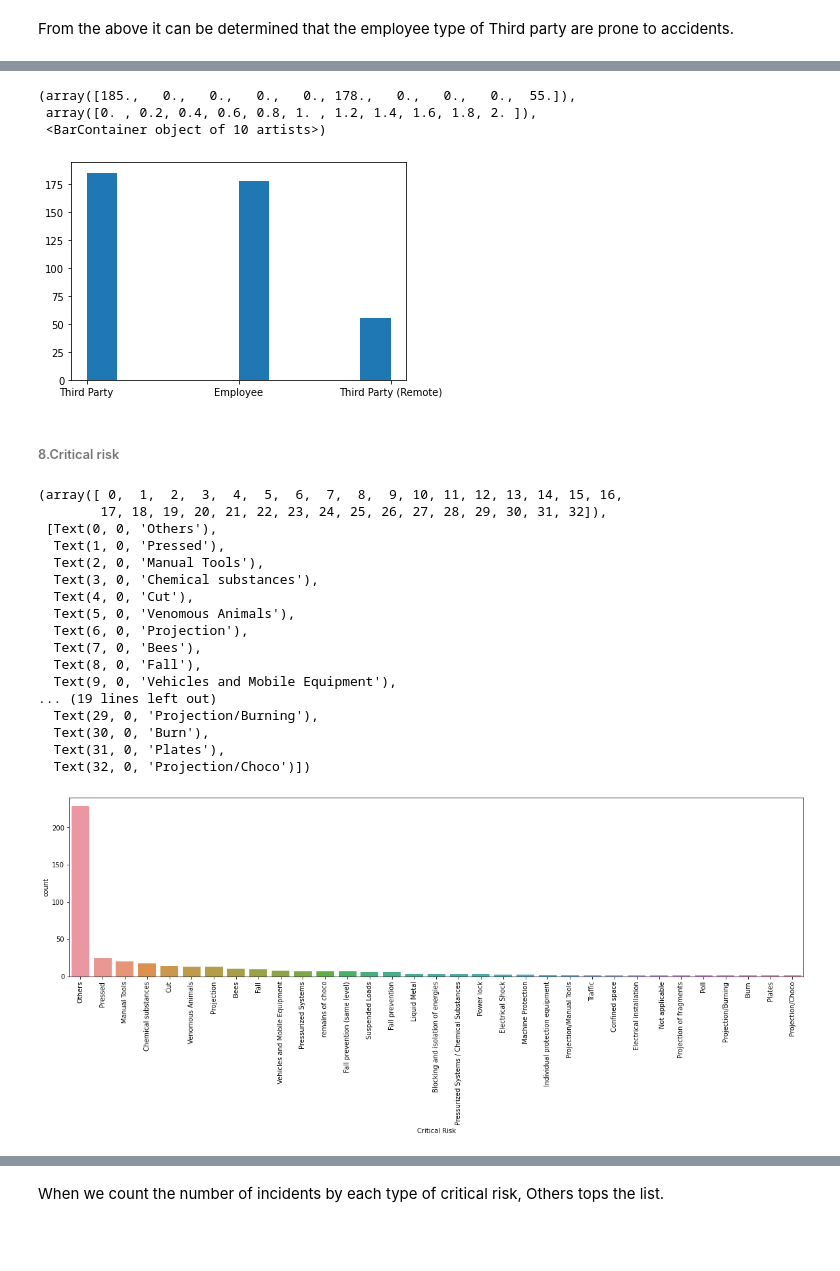
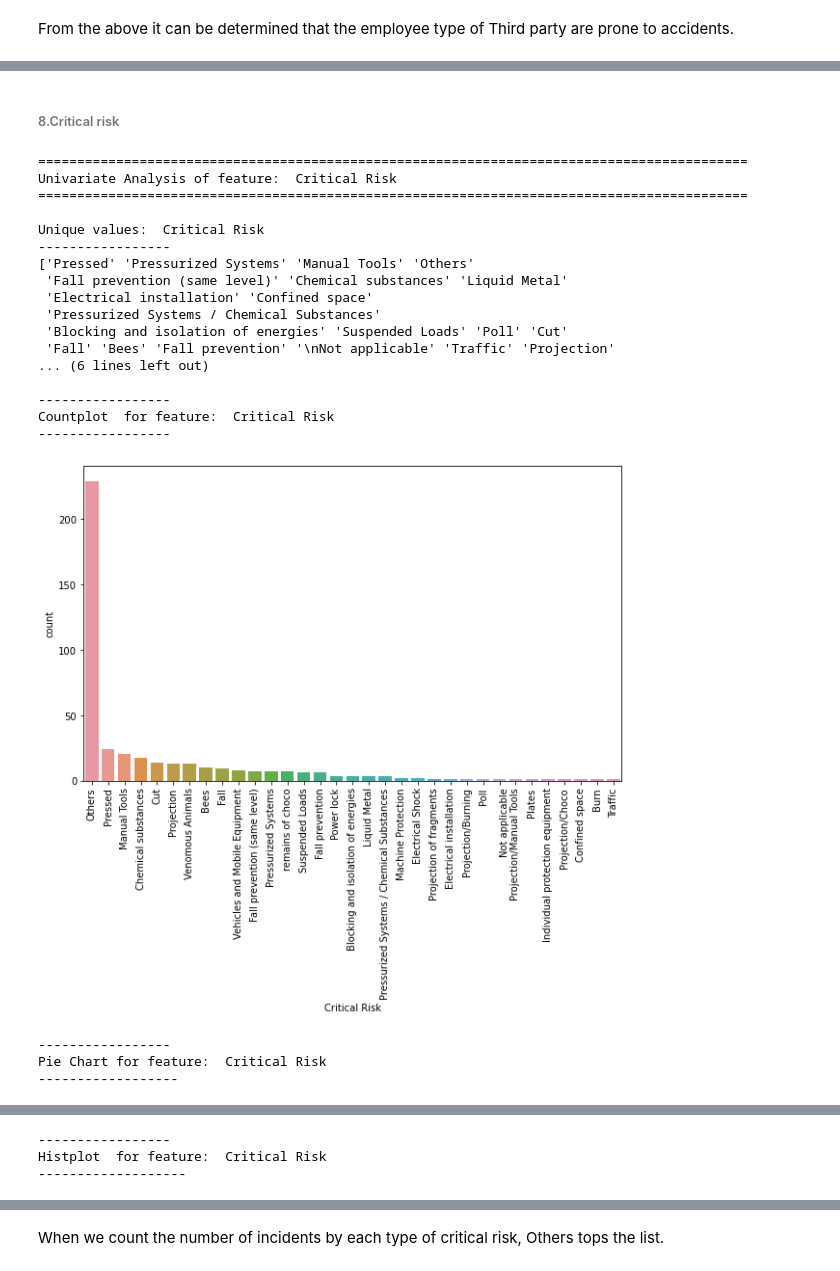
Before and after one commit to nlpchatbotsafex/safex_nlpchatbot, a Jupyter notebook: SafeX.pybot_AIMLCapstoneNLP_IndustricalSafety_EDA.ipynb, the cells around one changed output, grey strips where cells are left out. Saved outputs shown, nothing was run; the diff lists cells and outputs as text; code cells hidden in the pictures; blank space fills up the shorter version.

```diff
--- a/SafeX.pybot_AIMLCapstoneNLP_IndustricalSafety_EDA.ipynb
+++ b/SafeX.pybot_AIMLCapstoneNLP_IndustricalSafety_EDA.ipynb
@@ -125,10 +128,10 @@ Unique values for Accident Level is
 # %%
 replace_val = {'Local_01': 1, 'Local_02': 2, 'Local_03': 3, 'Local_04': 4, 'Local_05': 5, 'Local_06': 6, 'Local_07': 7, 'Local_08': 8, 'Local_09': 9, 'Local_10': 10, 'Local_11': 11, 'Local_12': 12}
 data['Local'] = data['Local'].map(replace_val)
-replace_val = {'I': 0, 'II': 1, 'III': 2, 'IV': 3, 'V': 4}
-data['Accident Level'] = data['Accident Level'].map(replace_val)
-replace_val = {'I': 0, 'II': 1, 'III': 2, 'IV': 3, 'V': 4, 'VI': 5}
-data['Potential Accident Level'] = data['Potential Accident Level'].map(replace_val)
+# replace_val = {'I': 1, 'II': 2, 'III': 3, 'IV': 4, 'V': 5}
+# data['Accident Level'] = data['Accident Level'].map(replace_val)
+# replace_val = {'I': 0, 'II': 1, 'III': 2, 'IV': 3, 'V': 4, 'VI': 5}
+# data['Potential Accident Level'] = data['Potential Accident Level'].map(replace_val)
 del replace_val
 # %%
 data.head(5)
@@ -408,35 +516,32 @@ plt.scatter(data.index,data['Natureofemployee'])
-# %%
-#Histogram
-plt.hist(data['Natureofemployee'])
-# %% [output]
-(array([185.,   0.,   0.,   0.,   0., 178.,   0.,   0.,   0.,  55.]),
- array([0. , 0.2, 0.4, 0.6, 0.8, 1. , 1.2, 1.4, 1.6, 1.8, 2. ]),
- <BarContainer object of 10 artists>)
-[figure, removed]
 # %% [markdown]
 ###### 8.Critical risk
 # %%
 #Count plot
-plt.figure(figsize=(20,5))
-descending_order = data['Critical Risk'].value_counts().sort_values(ascending=False).index
-sns.countplot(x=data['Critical Risk'],order=descending_order);
-plt.xticks(rotation = 'vertical')
+# plt.figure(figsize=(20,5))
+# descending_order = data['Critical Risk'].value_counts().sort_values(ascending=False).index
+# sns.countplot(x=data['Critical Risk'],order=descending_order);
+# plt.xticks(rotation = 'vertical')
+
+univariate_analysis_categorical(data,'Critical Risk')
 # %% [output]
-(array([ 0,  1,  2,  3,  4,  5,  6,  7,  8,  9, 10, 11, 12, 13, 14, 15, 16,
-        17, 18, 19, 20, 21, 22, 23, 24, 25, 26, 27, 28, 29, 30, 31, 32]),
- [Text(0, 0, 'Others'),
-  Text(1, 0, 'Pressed'),
-  Text(2, 0, 'Manual Tools'),
-  Text(3, 0, 'Chemical substances'),
-  Text(4, 0, 'Cut'),
-  Text(5, 0, 'Venomous Animals'),
-  Text(6, 0, 'Projection'),
-  Text(7, 0, 'Bees'),
-  Text(8, 0, 'Fall'),
-  Text(9, 0, 'Vehicles and Mobile Equipment'),
-... (19 lines left out)
-  Text(29, 0, 'Projection/Burning'),
-  Text(30, 0, 'Burn'),
-  Text(31, 0, 'Plates'),
-  Text(32, 0, 'Projection/Choco')])
+===========================================================================================
+Univariate Analysis of feature:  Critical Risk
+===========================================================================================
+
+Unique values:  Critical Risk
+-----------------
+['Pressed' 'Pressurized Systems' 'Manual Tools' 'Others'
+ 'Fall prevention (same level)' 'Chemical substances' 'Liquid Metal'
+ 'Electrical installation' 'Confined space'
+ 'Pressurized Systems / Chemical Substances'
+ 'Blocking and isolation of energies' 'Suspended Loads' 'Poll' 'Cut'
+ 'Fall' 'Bees' 'Fall prevention' '\nNot applicable' 'Traffic' 'Projection'
+... (6 lines left out)
+
+-----------------
+Countplot  for feature:  Critical Risk
+-----------------
-[figure, old version]
+[figure, new version]
+-----------------
+Pie Chart for feature:  Critical Risk
+------------------
@@ -442,0 +549,3 @@ plt.xticks(rotation = 'vertical')
+-----------------
+Histplot  for feature:  Critical Risk
+-------------------
```
Also changed, not shown: parts of 279 cells of this notebook.
